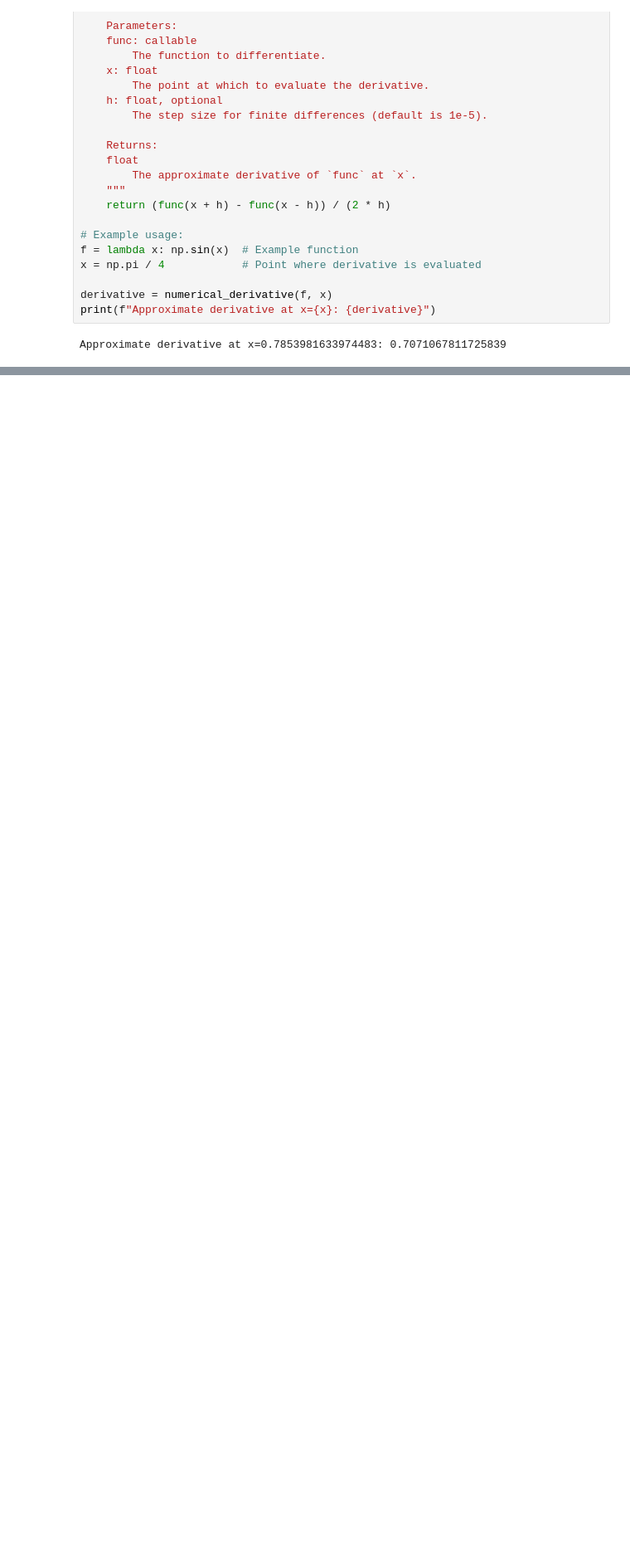
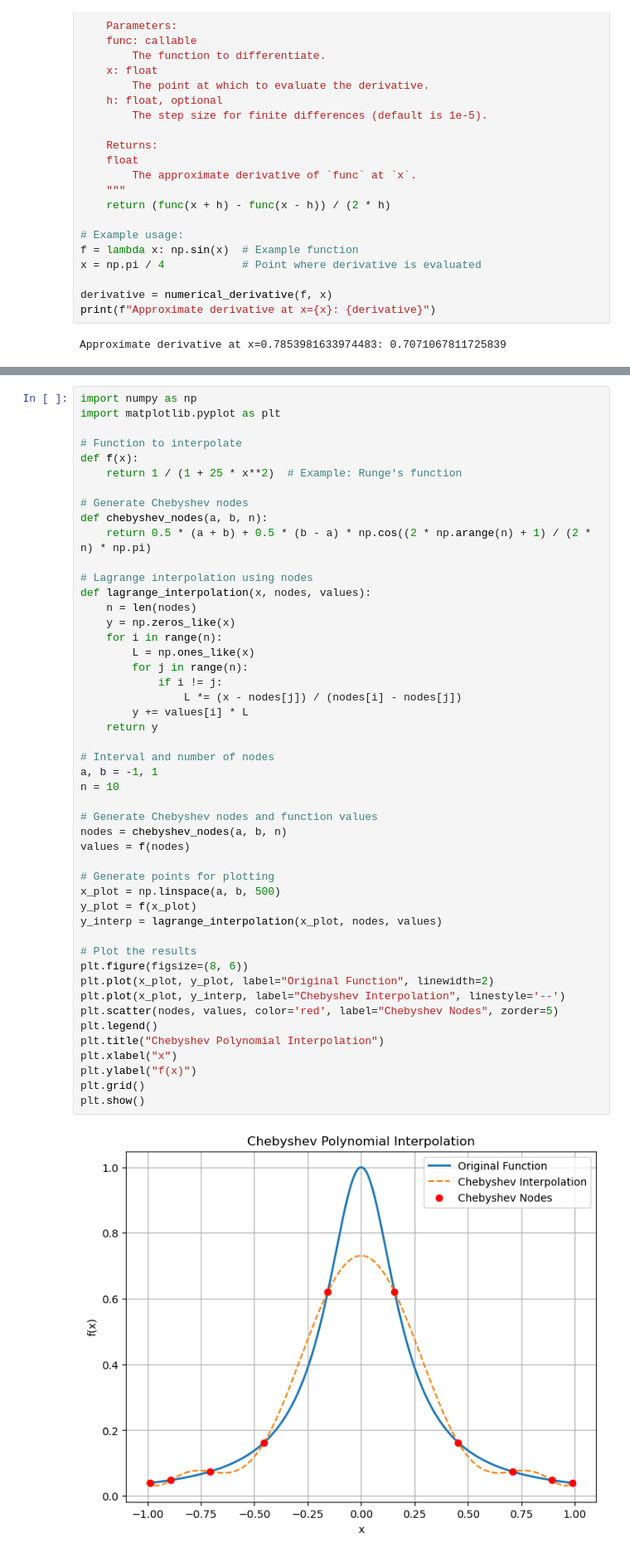
Before and after one commit to tiowu/Numerical_Methods, a Jupyter notebook: Numerical Methods Comparison.ipynb, the cells around one changed output, grey strips where cells are left out. Shown: that part at 83% size. Drawn from its saved outputs; the diff is of its cells as text; blank space fills up the shorter version.

```diff
--- a/Numerical Methods Comparison.ipynb
+++ b/Numerical Methods Comparison.ipynb
@@ -245,0 +248,50 @@ Approximate derivative at x=0.7853981633974483: 0.7071067811725839
+# %%
+import numpy as np
+import matplotlib.pyplot as plt
+
+# Function to interpolate
+def f(x):
+    return 1 / (1 + 25 * x**2)  # Example: Runge's function
+
+# Generate Chebyshev nodes
+def chebyshev_nodes(a, b, n):
+    return 0.5 * (a + b) + 0.5 * (b - a) * np.cos((2 * np.arange(n) + 1) / (2 * n) * np.pi)
+
+# Lagrange interpolation using nodes
+def lagrange_interpolation(x, nodes, values):
+    n = len(nodes)
+    y = np.zeros_like(x)
+    for i in range(n):
+        L = np.ones_like(x)
+        for j in range(n):
+            if i != j:
+                L *= (x - nodes[j]) / (nodes[i] - nodes[j])
+        y += values[i] * L
+    return y
+
+# Interval and number of nodes
+a, b = -1, 1
+n = 10
+
+# Generate Chebyshev nodes and function values
+nodes = chebyshev_nodes(a, b, n)
+values = f(nodes)
+
+# Generate points for plotting
+x_plot = np.linspace(a, b, 500)
+y_plot = f(x_plot)
+y_interp = lagrange_interpolation(x_plot, nodes, values)
+
+# Plot the results
+plt.figure(figsize=(8, 6))
+plt.plot(x_plot, y_plot, label="Original Function", linewidth=2)
+plt.plot(x_plot, y_interp, label="Chebyshev Interpolation", linestyle='--')
+plt.scatter(nodes, values, color='red', label="Chebyshev Nodes", zorder=5)
+plt.legend()
+plt.title("Chebyshev Polynomial Interpolation")
+plt.xlabel("x")
+plt.ylabel("f(x)")
+plt.grid()
+plt.show()
+# %% [output]
+[figure, added]
```
Also changed, not shown: parts of 1 cell of this notebook.
